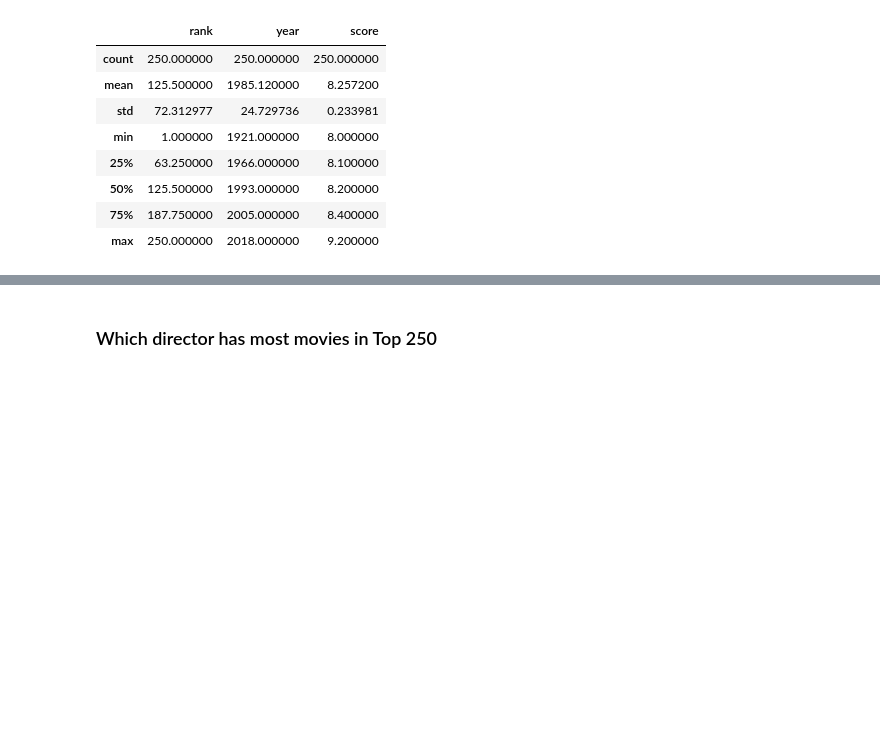
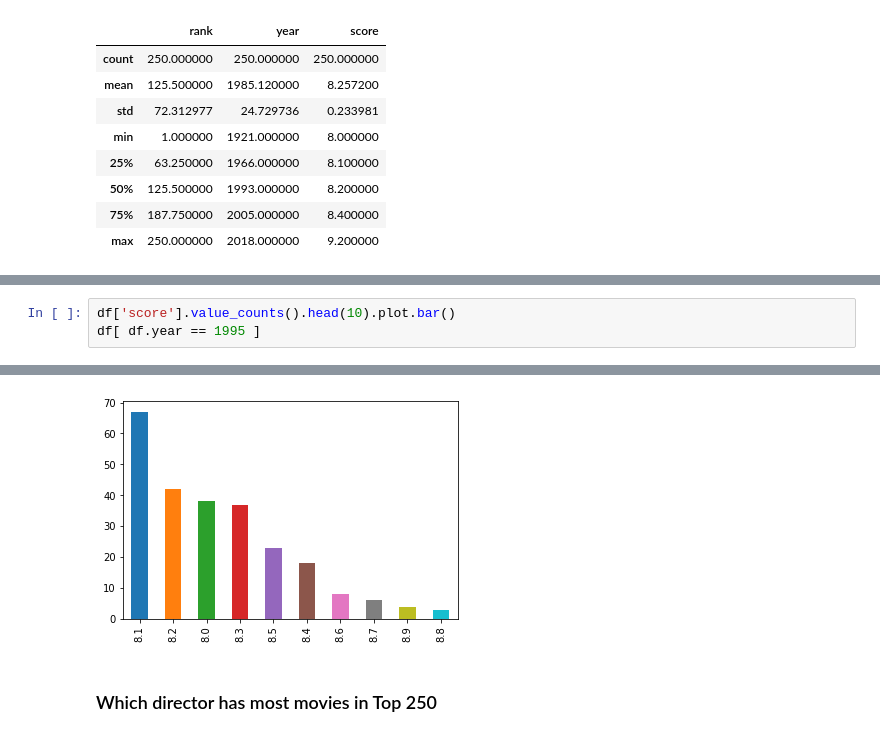
Before and after one commit to myke11j/imdb-top-250-movies, a Jupyter notebook: imdb-top-250.ipynb, the cells around one changed output, grey strips where cells are left out. Cells and saved outputs as stored; diff of their text form; blank space fills up the shorter version.

```diff
--- a/imdb-top-250.ipynb
+++ b/imdb-top-250.ipynb
@@ -108,0 +135,4 @@ sns.distplot(df['score']);
+# %%
+df['score'].value_counts().head(10).plot.bar()
+df[ df.year == 1995 ]
+# %% [output]
@@ -109,3 +148,4 @@ sns.distplot(df['score']);
+[figure, added]
 # %% [markdown]
 ### Which director has most movies in Top 250
 # %%
```
Also changed, not shown: parts of 21 cells of this notebook.
